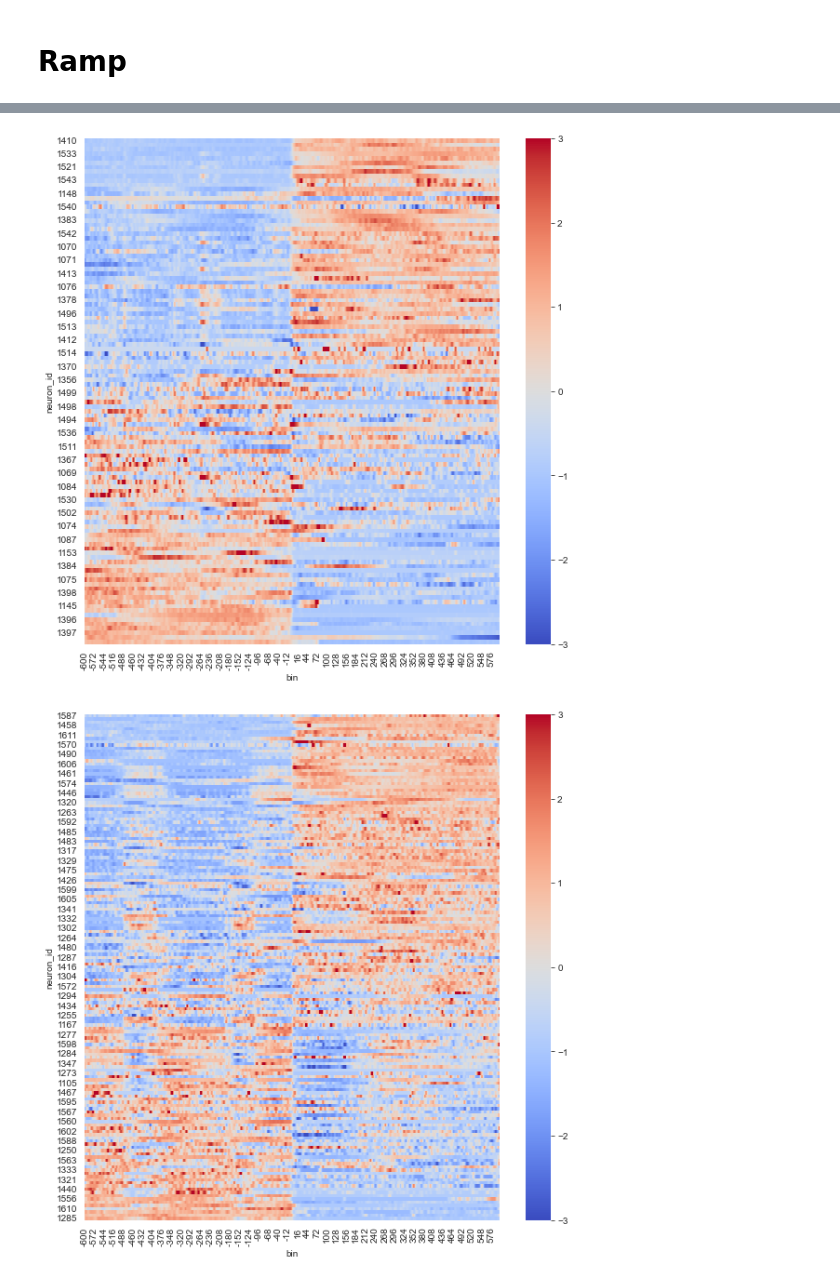
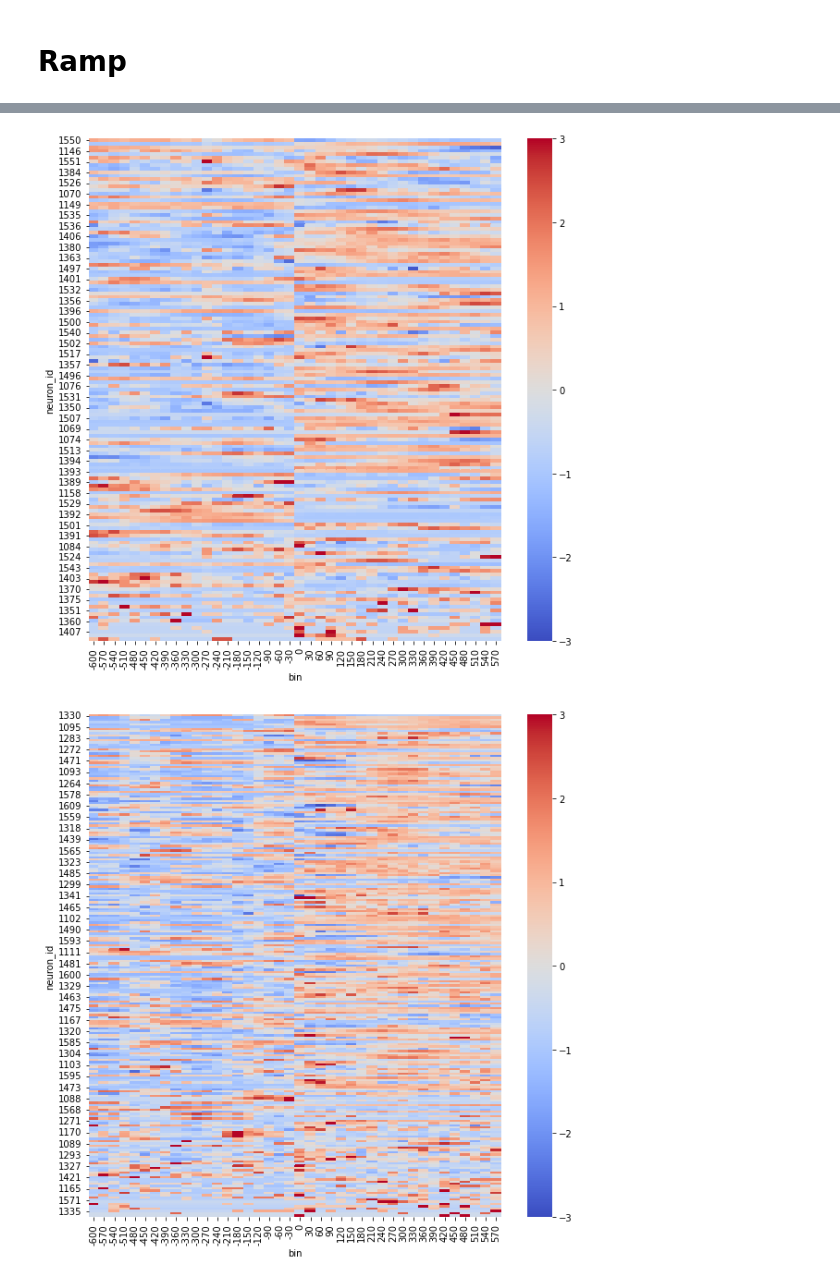
Before and after one commit to Ruairi-osul/ssri-project, a Jupyter notebook: notebooks/results/04 Evoked Correlations/00 Assign Shock Responders.ipynb, the cells around one changed output, grey strips where cells are left out. Cells and saved outputs as stored; diff of their text form; code cells hidden in the pictures.

```diff
--- a/notebooks/results/04 Evoked Correlations/00 Assign Shock Responders.ipynb
+++ b/notebooks/results/04 Evoked Correlations/00 Assign Shock Responders.ipynb
@@ -112,10 +129,10 @@ from ezbootstrap import permutation_2sample
 def permutation_prepost(col):
     x = col.loc[lambda x: (x.index < 0.02) | (x.index > 0.3)].values
     y = col.loc[lambda x: (x.index >= 0.02) & (x.index <= 0.3)].values
-    obs = x.mean() - y.mean()
-    reps = permutation_2sample(x, y, lambda x, y: np.mean(x) - np.mean(y), size=1000)
+    obs = np.median(x) - np.median(y)
+    reps = permutation_2sample(x, y, lambda x, y: np.median(x) - np.median(y), size=1000)
     p = np.mean(np.abs(reps) >= np.abs(obs)) * 2
-    return pd.Series({"statistic": obs, "p": p})
+    return pd.Series({"Observed Difference": obs, "p": p})
 
 psth_res = (
     psths
@@ -142,5 +175,5 @@ sns.heatmap(dfp.apply(zscore).transpose(), cmap="coolwarm", vmin =-3, vmax=3)
 # %%
-neurons = psth_res.loc[lambda x: (x.sig) & (x.statistic > 0)].neuron_id.values
+neurons = psth_res.loc[lambda x: (x.sig) & (x["Observed Difference"] > 0)].neuron_id.values
 
 dfp = get_neuron_subset(psths, neurons)
 sns.heatmap(dfp.apply(zscore).transpose(), cmap="coolwarm", vmin =-3, vmax=3)
@@ -328,11 +366,11 @@ plt.savefig("Cit PSTH Heat.png", dpi=300)
 # %%
 get_ramp_responders = Pipeline([
     # (exlude_using_spike_rate, dict(min_rate=0.2, baseline_before=0)),
-    (bin_spikes, dict(bin_width=1, t_before=-600, t_max=1200)),
+    (bin_spikes, dict(bin_width=30, t_before=-600, t_max=1200)),
     (counts_to_rate, dict(bin_width=1)),
     (pivot, dict(time_col="bin", value_col="spike_rate")),
-    (standardize, dict(baseline_before=0)),
-    (gaussian_smooth, dict(sigma=0.5)),
+    # (standardize, dict(baseline_before=0)),
+    # (gaussian_smooth, dict(sigma=0.5)),
     (sort_by_activity_in_range, dict(t_start=1000, t_stop=1200, agg_func=np.mean)),
 ])
 # %%
@@ -341,8 +379,8 @@ ramp = get_ramp_responders.transform(df_all)
 def permutation_prepost(col):
     x = col.loc[lambda x: (x.index < 0) ].values
     y = col.loc[lambda x: (x.index >= 0)].values
-    obs = x.mean()  - y.mean()
-    reps = permutation_2sample(x, y, lambda x, y: np.mean(x) - np.mean(y), size=1000)
+    obs = np.median(x) - np.median(y)
+    reps = permutation_2sample(x, y, lambda x, y: np.median(x) - np.median(y), size=1000)
     p = np.mean(np.abs(reps) >= np.abs(obs)) * 2
     return pd.Series({"statistic": obs, "p": p})
 
@@ -498,15 +525,15 @@ dtype: float64
 # %%
 plt.figure(figsize=(10, 10))
 neurons = ramp_res.loc[lambda x: x.group == "sal"].neuron_id.values
-dfp = get_neuron_subset(ramp.apply(gaussian_filter1d, sigma=3).loc[lambda x: x.index < 600], neurons)
+dfp = get_neuron_subset(ramp.apply(gaussian_filter1d, sigma=0.1).loc[lambda x: x.index < 600], neurons)
 sns.heatmap(dfp.apply(zscore).transpose(), cmap="coolwarm", vmin =-3, vmax=3)
 plt.savefig("Sal Ramp.png")
 
 plt.figure(figsize=(10, 10))
 neurons = ramp_res.loc[lambda x: x.group == "continuation"].neuron_id.values
-dfp = get_neuron_subset(ramp.apply(gaussian_filter1d, sigma=3).loc[lambda x: x.index < 600], neurons)
+dfp = get_neuron_subset(ramp.apply(gaussian_filter1d, sigma=0.1).loc[lambda x: x.index < 600], neurons)
 sns.heatmap(dfp.apply(zscore).transpose(), cmap="coolwarm", vmin =-3, vmax=3)
 plt.savefig("Cit Ramp.png")
 # %% [output]
-[figure, old version]
+[figure, new version]
-[figure, old version]
+[figure, new version]
```
Also changed, not shown: parts of 19 cells of this notebook, 11 other files.
